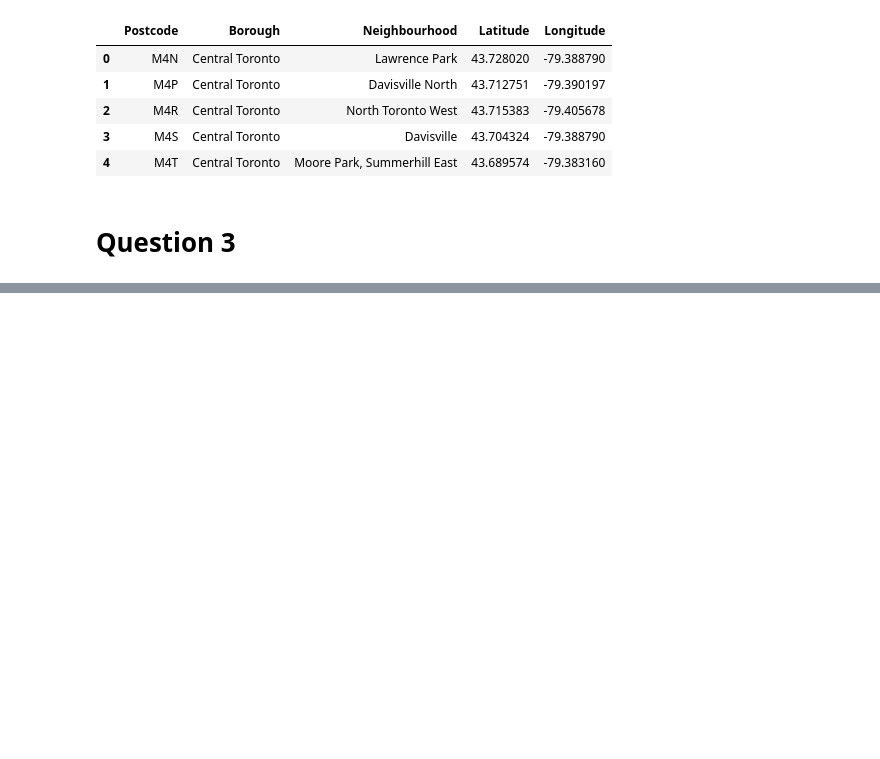
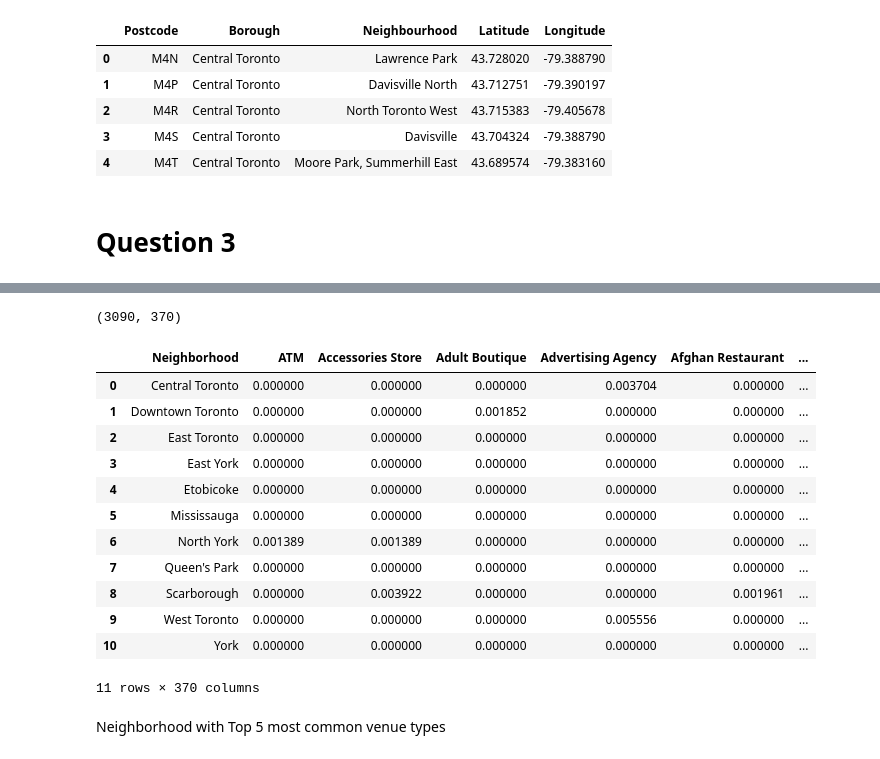
Before and after one commit to jhullick/data-science, a Jupyter notebook: Assignment 1.ipynb, the cells around one changed output, grey strips where cells are left out. Drawn from its saved outputs; the diff is of its cells as text; code cells hidden in the pictures; blank space fills up the shorter version.

```diff
--- a/Assignment 1.ipynb
+++ b/Assignment 1.ipynb
@@ -192,0 +324,5 @@ map_toronto
+# %%
+toronto_onehot = pd.get_dummies(toronto_venues[['Category']], prefix="", prefix_sep="")
+# %%
+toronto_onehot.insert(loc=0, column='Neighborhood', value=toronto_venues['Neighborhood'])
+toronto_onehot.head()
@@ -192,0 +337,24 @@ map_toronto
+# %%
+toronto_onehot.shape
+# %% [output]
+(3090, 370)
+# %%
+toronto_grouped = toronto_onehot.groupby('Neighborhood').mean().reset_index()
+# %%
+toronto_grouped
+# %% [output]
+|  | Neighborhood | ATM | Accessories Store | Adult Boutique | Advertising Agency | Afghan Restaurant | ... |
+| 0 | Central Toronto | 0.000000 | 0.000000 | 0.000000 | 0.003704 | 0.000000 | ... |
+| 1 | Downtown Toronto | 0.000000 | 0.000000 | 0.001852 | 0.000000 | 0.000000 | ... |
+| 2 | East Toronto | 0.000000 | 0.000000 | 0.000000 | 0.000000 | 0.000000 | ... |
+| 3 | East York | 0.000000 | 0.000000 | 0.000000 | 0.000000 | 0.000000 | ... |
+| 4 | Etobicoke | 0.000000 | 0.000000 | 0.000000 | 0.000000 | 0.000000 | ... |
+| 5 | Mississauga | 0.000000 | 0.000000 | 0.000000 | 0.000000 | 0.000000 | ... |
+| 6 | North York | 0.001389 | 0.001389 | 0.000000 | 0.000000 | 0.000000 | ... |
+| 7 | Queen's Park | 0.000000 | 0.000000 | 0.000000 | 0.000000 | 0.000000 | ... |
+| 8 | Scarborough | 0.000000 | 0.003922 | 0.000000 | 0.000000 | 0.001961 | ... |
+| 9 | West Toronto | 0.000000 | 0.000000 | 0.000000 | 0.005556 | 0.000000 | ... |
+| 10 | York | 0.000000 | 0.000000 | 0.000000 | 0.000000 | 0.000000 | ... |
+11 rows × 370 columns
+# %% [markdown]
+Neighborhood with Top 5 most common venue types
```
Also changed, not shown: parts of 23 cells of this notebook.
